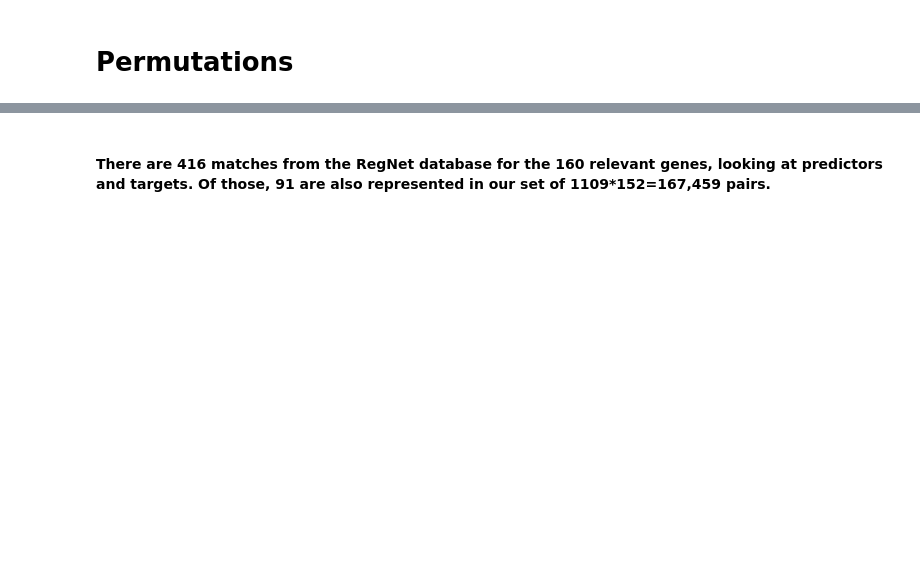
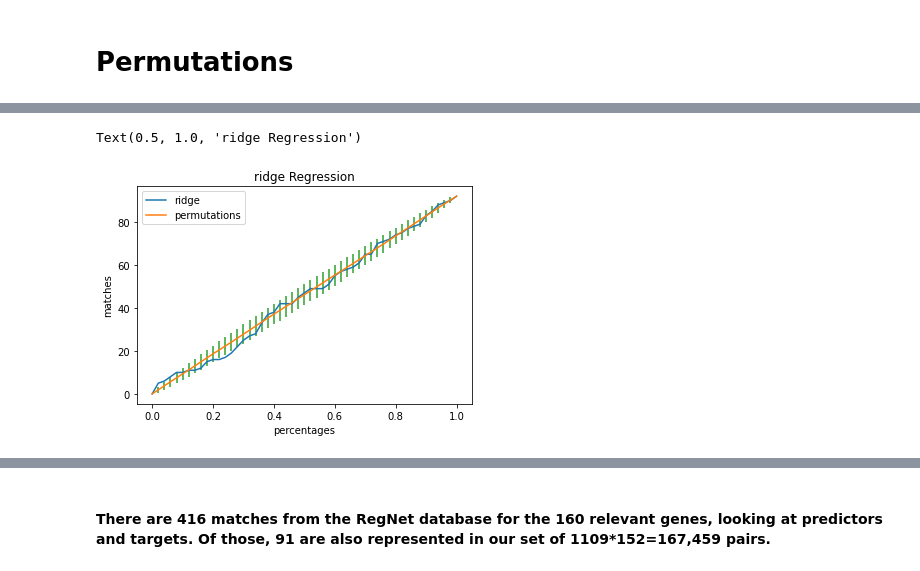
Before and after one commit to antschum/thesis, a Jupyter notebook: GeneAnalysis.ipynb, the cells around one changed output, grey strips where cells are left out. Saved outputs shown, nothing was run; the diff lists cells and outputs as text; code cells hidden in the pictures; blank space fills up the shorter version.

```diff
--- a/GeneAnalysis.ipynb
+++ b/GeneAnalysis.ipynb
@@ -103,0 +144,9 @@ Text(0.5, 1.0, 'Linear Regression')
+# %%
+ax = sns.lineplot(data = ridge_count160, x='percentages', y = 'matches',label='ridge')
+ax = sns.lineplot(data = ridge_permut160, x ='percentages', y = 'mean', label='permutations')
+ax.errorbar(ridge_permut160['percentages'], ridge_permut160['mean'], yerr=ridge_permut160['std'], fmt=' ', zorder=-1)
+ax.legend()
+ax.set_title('ridge Regression')
+# %% [output]
+Text(0.5, 1.0, 'ridge Regression')
+[figure, added]
```
Also changed, not shown: parts of 28 cells of this notebook, 7 other files.
